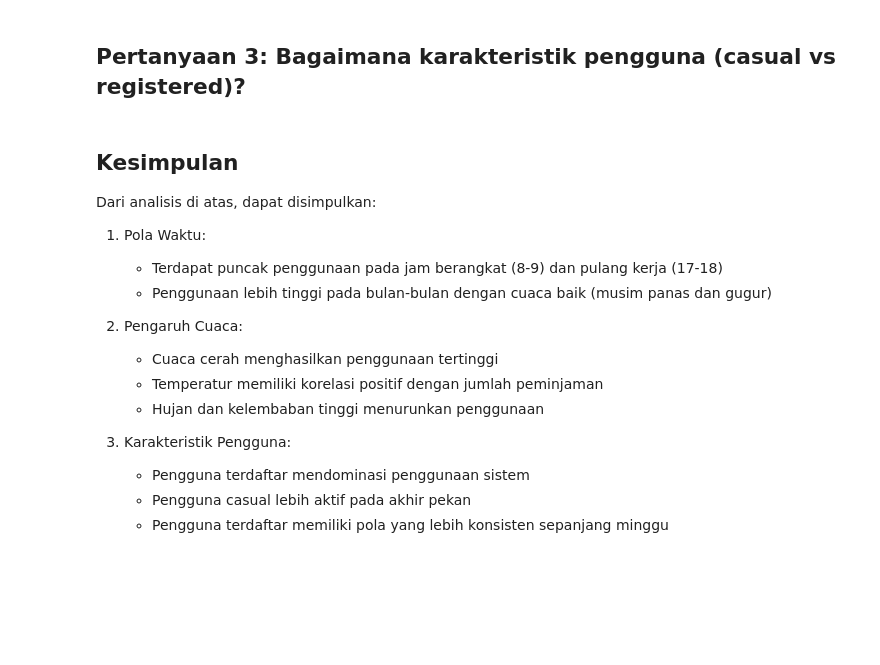
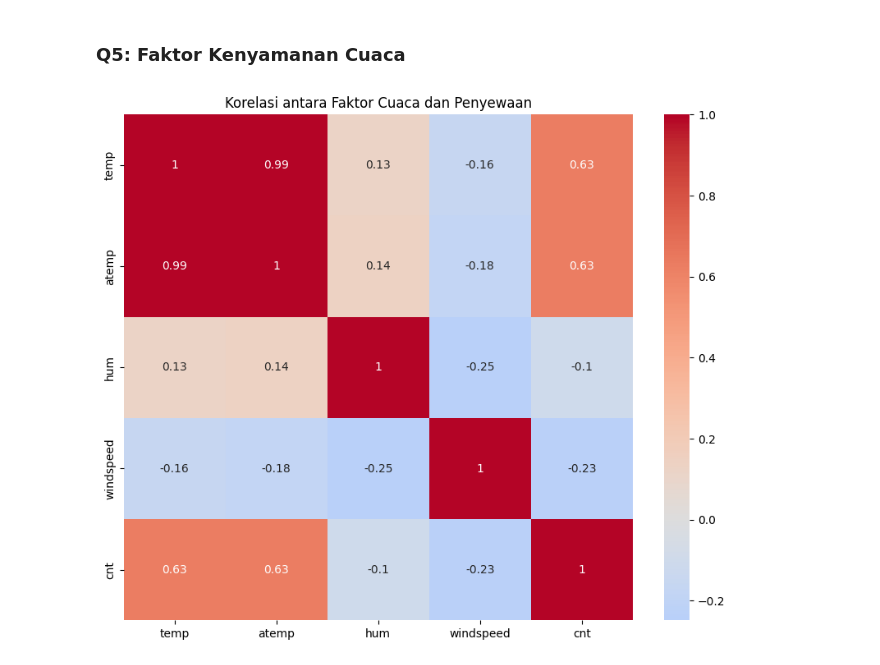
Before and after one commit to gitHUBmichael20/analisis-data-python-submissions, a Jupyter notebook: notebook.ipynb, the cells around one changed output. Saved outputs shown, nothing was run; the diff lists cells and outputs as text; code cells hidden in the pictures; blank space fills up the shorter version.

```diff
--- a/notebook.ipynb
+++ b/notebook.ipynb
@@ -49,0 +89,19 @@ plt.show()
+# %%
+# Konversi tanggal dan kategorisasi
+day_df['dteday'] = pd.to_datetime(day_df['dteday'])
+hour_df['dteday'] = pd.to_datetime(hour_df['dteday'])
+
+# Membuat label kategori yang bermakna
+season_labels = {1: 'Spring', 2: 'Summer', 3: 'Fall', 4: 'Winter'}
+weather_labels = {
+    1: 'Clear',
+    2: 'Mist/Cloudy',
+    3: 'Light Rain/Snow',
+    4: 'Heavy Rain/Snow'
+}
+
+# Terapkan label
+day_df['season'] = day_df['season'].map(season_labels)
+hour_df['season'] = hour_df['season'].map(season_labels)
+day_df['weathersit'] = day_df['weathersit'].map(weather_labels)
+hour_df['weathersit'] = hour_df['weathersit'].map(weather_labels)
@@ -50,18 +201,14 @@ plt.show()
+# %% [markdown]
+### Q5: Faktor Kenyamanan Cuaca
 # %%
-# Analisis berdasarkan cuaca
-plt.figure(figsize=(10, 6))
-sns.boxplot(data=day_df, x='weathersit', y='cnt')
-plt.title('Pengaruh Cuaca terhadap Penggunaan Sepeda')
-plt.xlabel('Kondisi Cuaca (1: Clear, 2: Mist, 3: Light Rain, 4: Heavy Rain)')
-plt.ylabel('Jumlah Peminjaman')
+# Analisis korelasi faktor cuaca
+comfort_factors = ['temp', 'atemp', 'hum', 'windspeed', 'cnt']
+correlation_matrix = day_df[comfort_factors].corr()
+
+# Visualisasi
+plt.figure(figsize=(10, 8))
+sns.heatmap(correlation_matrix, annot=True, cmap='coolwarm', center=0)
+plt.title('Korelasi antara Faktor Cuaca dan Penyewaan')
 plt.show()
-
-# Korelasi faktor cuaca
-weather_factors = ['temp', 'atemp', 'hum', 'windspeed', 'cnt']
-correlation = day_df[weather_factors].corr()
-plt.figure(figsize=(10, 8))
-sns.heatmap(correlation, annot=True, cmap='coolwarm')
-plt.title('Korelasi antara Faktor Cuaca dan Penggunaan')
-plt.show()
+# %% [output]
+[figure, added]
-# %% [markdown]
-## Pertanyaan 3: Bagaimana karakteristik pengguna (casual vs registered)?
@@ -92,18 +214,0 @@ plt.show()
-# %% [markdown]
-## Kesimpulan
-
-Dari analisis di atas, dapat disimpulkan:
-
-1. Pola Waktu:
-   - Terdapat puncak penggunaan pada jam berangkat (8-9) dan pulang kerja (17-18)
-   - Penggunaan lebih tinggi pada bulan-bulan dengan cuaca baik (musim panas dan gugur)
-
-2. Pengaruh Cuaca:
-   - Cuaca cerah menghasilkan penggunaan tertinggi
-   - Temperatur memiliki korelasi positif dengan jumlah peminjaman
-   - Hujan dan kelembaban tinggi menurunkan penggunaan
-
-3. Karakteristik Pengguna:
-   - Pengguna terdaftar mendominasi penggunaan sistem
-   - Pengguna casual lebih aktif pada akhir pekan
-   - Pengguna terdaftar memiliki pola yang lebih konsisten sepanjang minggu
```
Also changed, not shown: parts of 27 cells of this notebook.
